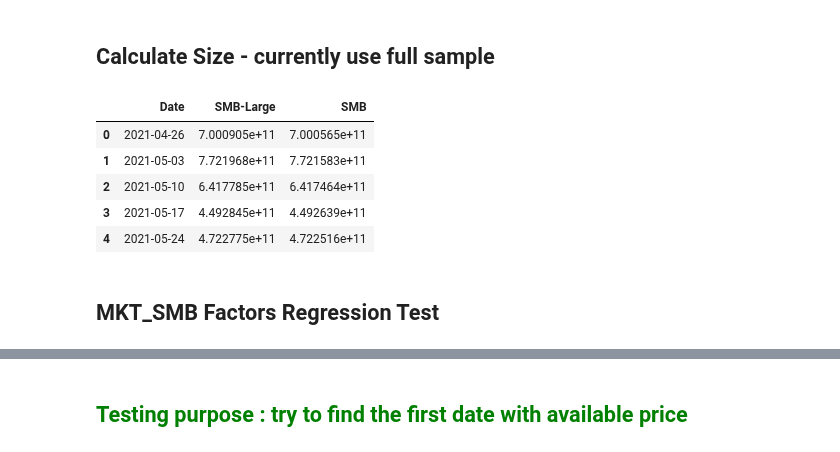
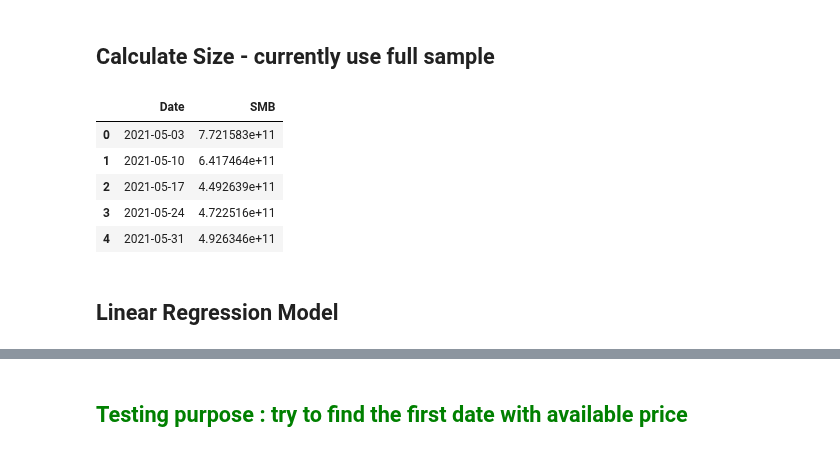
Before and after one commit to PracticumCrypto/C5-Analyzer, a Jupyter notebook: DataPull-MKT_SIZE_Fiona.ipynb, the cells around one changed output, grey strips where cells are left out. Cells and saved outputs as stored; diff of their text form; code cells hidden in the pictures.

Commit message:
Merge branch 'fionabranch' of https://github.com/PracticumCrypto/C5-Analyzer
# Conflicts:
#	DataPull.ipynb
#	DataPull_FionaSolution-tbc.ipynb
#	README.md

```diff
--- a/DataPull-MKT_SIZE_Fiona.ipynb
+++ b/DataPull-MKT_SIZE_Fiona.ipynb
@@ -285,17 +285,19 @@ for i in datestamp:
     smallcap[i] = makcapAll[i].sort_values().head(round(0.2*len(makcapAll))).mean()
     largecap[i] = makcapAll[i].sort_values().tail(round(0.2*len(makcapAll))).mean()
 # %%
+smb_f = pd.DataFrame()
 smallcapdf = pd.DataFrame(list(smallcap.items()), columns=['Date','SMB-Small']).sort_values('Date')
-smb_f = pd.DataFrame(list(largecap.items()), columns=['Date','SMB-Large']).sort_values('Date')
-smb_f['SMB'] = smb_f['SMB-Large'] - smallcapdf['SMB-Small']
+smb_l = pd.DataFrame(list(largecap.items()), columns=['Date','SMB-Large']).sort_values('Date')
+smb_l['SMB'] = smb_l['SMB-Large'] - smallcapdf['SMB-Small']
+smb_f =smb_l[['Date','SMB']]
 smb_f.head()
 # %% [output]
-|  | Date | SMB-Large | SMB |
-| 0 | 2021-04-26 | 7.000905e+11 | 7.000565e+11 |
-| 1 | 2021-05-03 | 7.721968e+11 | 7.721583e+11 |
-| 2 | 2021-05-10 | 6.417785e+11 | 6.417464e+11 |
-| 3 | 2021-05-17 | 4.492845e+11 | 4.492639e+11 |
-| 4 | 2021-05-24 | 4.722775e+11 | 4.722516e+11 |
+|  | Date | SMB |
+| 0 | 2021-05-03 | 7.721583e+11 |
+| 1 | 2021-05-10 | 6.417464e+11 |
+| 2 | 2021-05-17 | 4.492639e+11 |
+| 3 | 2021-05-24 | 4.722516e+11 |
+| 4 | 2021-05-31 | 4.926346e+11 |
-# %% [markdown]
-## MKT_SMB Factors Regression Test
+# %% [markdown]
+## Linear Regression Model
 # %%
```
Also changed, not shown: parts of 27 cells of this notebook.
